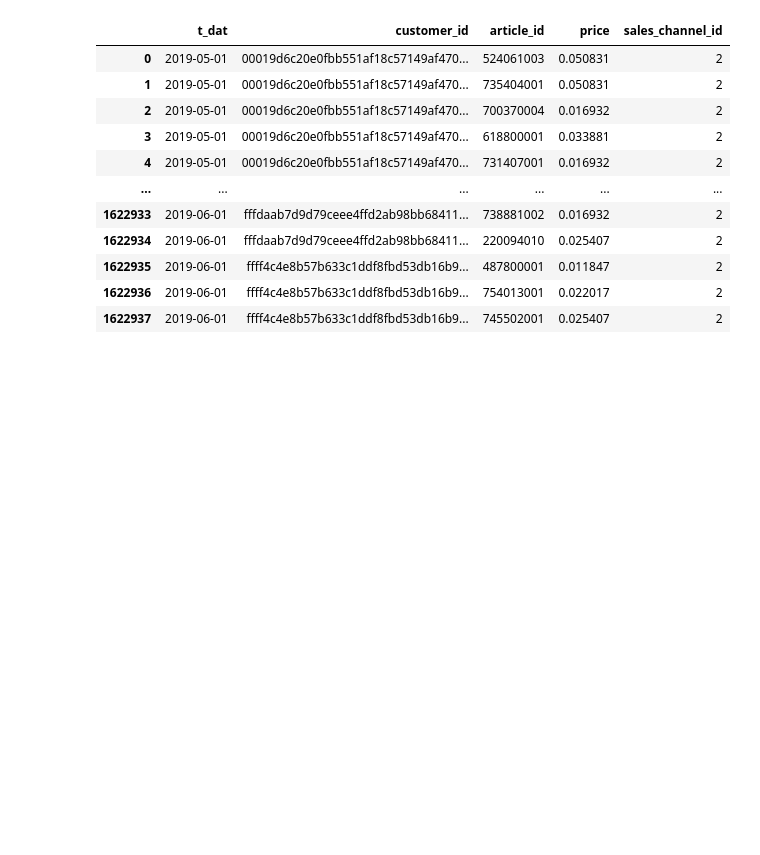
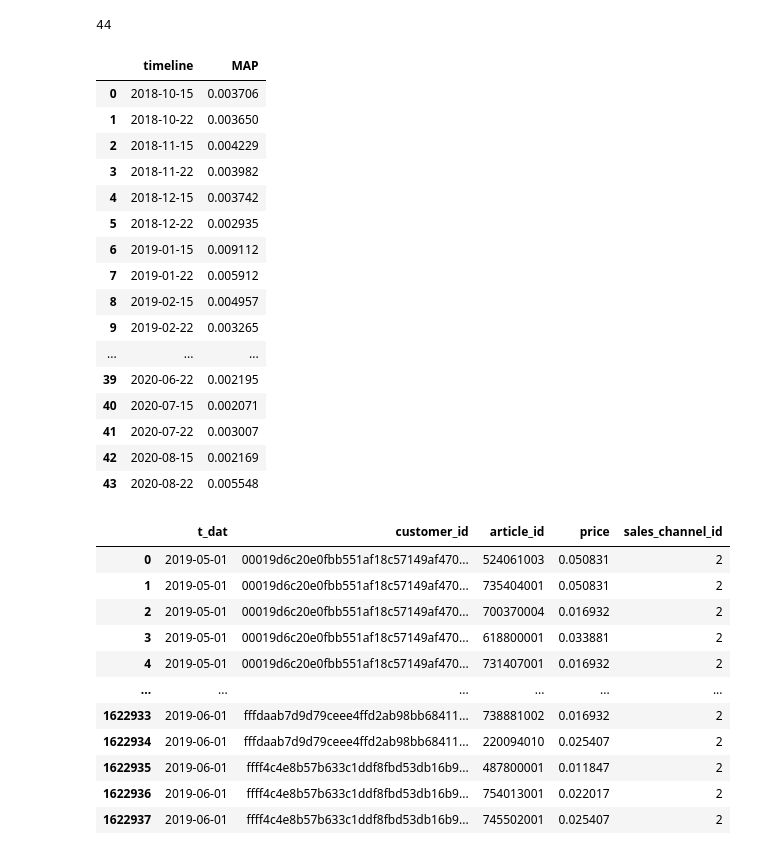
Before and after one commit to alexkychen/HMproduct, a Jupyter notebook: notebook/2. Top-selling model.ipynb, the cells around one changed output. Saved outputs shown, nothing was run; the diff lists cells and outputs as text; code cells hidden in the pictures; blank space fills up the shorter version.

```diff
--- a/notebook/2. Top-selling model.ipynb
+++ b/notebook/2. Top-selling model.ipynb
@@ -21,0 +29,29 @@ Wall time: 50.8 s
+# %%
+#AOP_results = []
+MAP_results = []
+
+for i in range(len(eval_month)): #i: 0-21
+    for j in [0,4]: #j:0, 4
+
+        mask_train = (transaction_raw.t_dat >= eval_month[i]+'-'+traintest_day[j]) & \
+                     (transaction_raw.t_dat <= eval_month[i]+'-'+traintest_day[j+1])
+        X_train = transaction_raw.loc[mask_train].reset_index(drop=True)[['customer_id','article_id']]
+        mask_test = (transaction_raw.t_dat >= eval_month[i]+'-'+traintest_day[j+2]) & \
+                    (transaction_raw.t_dat <= eval_month[i]+'-'+traintest_day[j+3])
+        X_test = transaction_raw.loc[mask_test].reset_index(drop=True)[['customer_id','article_id']]
+
+        #find out top 12 selling items in training data
+        top12items = list(X_train.head(100000).article_id.value_counts()[0:12].index)
+
+        #save top 12 selling items for users in a dict
+        top12_items = {}
+        for user in X_train.customer_id:
+            top12_items[user] = top12items
+
+        #calculate AOP@12 for each train-test group
+        #AOP12_top = cf.AOP(top12_items, X_test)
+        #AOP_results.append(AOP12_top)
+
+        #calculate MAP@12 for each train-test group
+        MAP12_top = cf.MAP(top12_items, X_test)
+        MAP_results.append(MAP12_top)
@@ -21,0 +92,33 @@ Wall time: 50.8 s
+# %%
+timeline = []
+for month in eval_month:
+    month_mid = month + '-15'
+    month_late = month + '-22'
+    timeline.append(month_mid)
+    timeline.append(month_late)
+
+timeline
+# %% [output]
+44
+# %%
+result_df = pd.DataFrame({'timeline':timeline,
+                          'MAP':MAP_results})
+result_df
+# %% [output]
+|  | timeline | MAP |
+| 0 | 2018-10-15 | 0.003706 |
+| 1 | 2018-10-22 | 0.003650 |
+| 2 | 2018-11-15 | 0.004229 |
+| 3 | 2018-11-22 | 0.003982 |
+| 4 | 2018-12-15 | 0.003742 |
+| 5 | 2018-12-22 | 0.002935 |
+| 6 | 2019-01-15 | 0.009112 |
+| 7 | 2019-01-22 | 0.005912 |
+| 8 | 2019-02-15 | 0.004957 |
+| 9 | 2019-02-22 | 0.003265 |
+| ... | ... | ... |
+| 39 | 2020-06-22 | 0.002195 |
+| 40 | 2020-07-15 | 0.002071 |
+| 41 | 2020-07-22 | 0.003007 |
+| 42 | 2020-08-15 | 0.002169 |
+| 43 | 2020-08-22 | 0.005548 |
```
Also changed, not shown: parts of 8 cells of this notebook, 2 other files.
